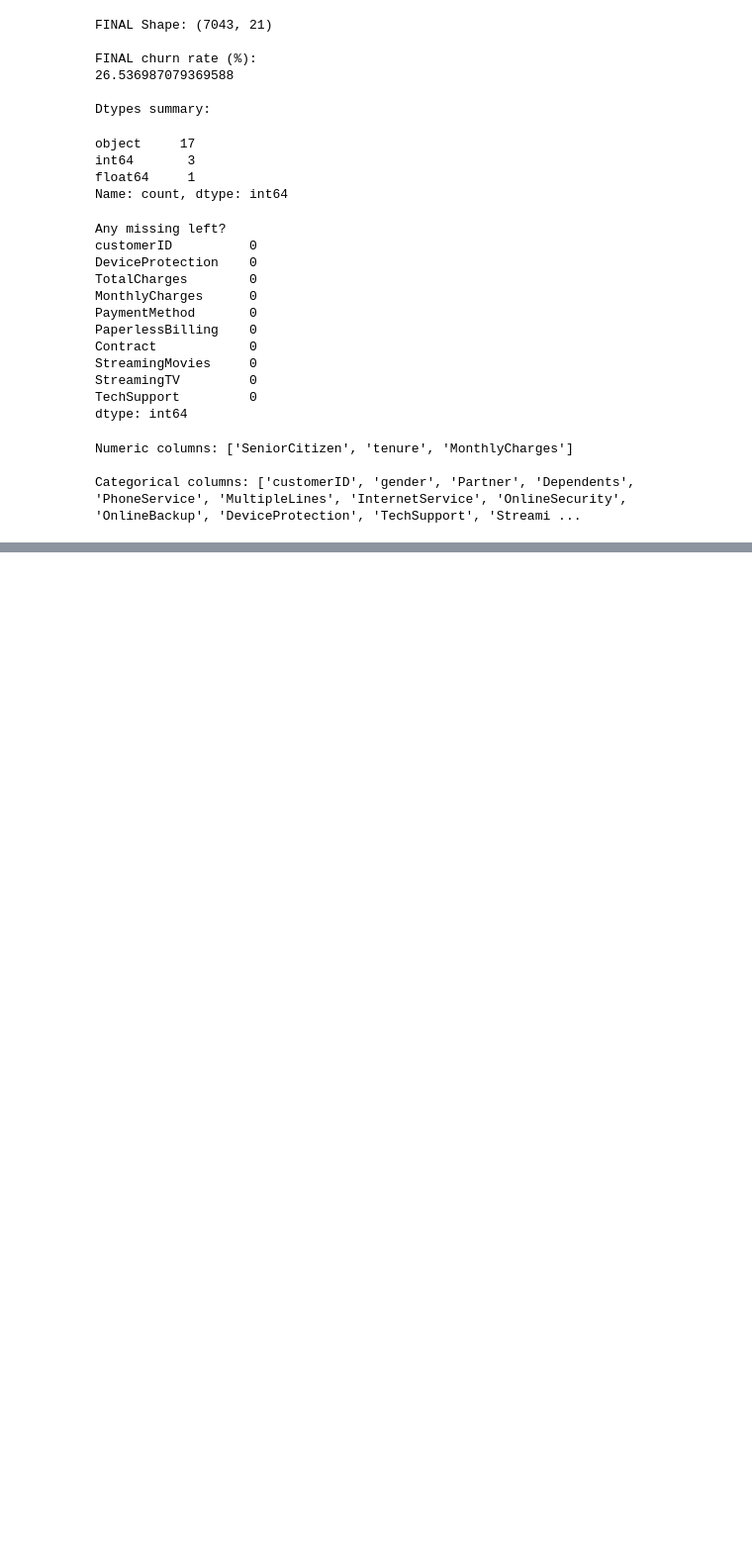
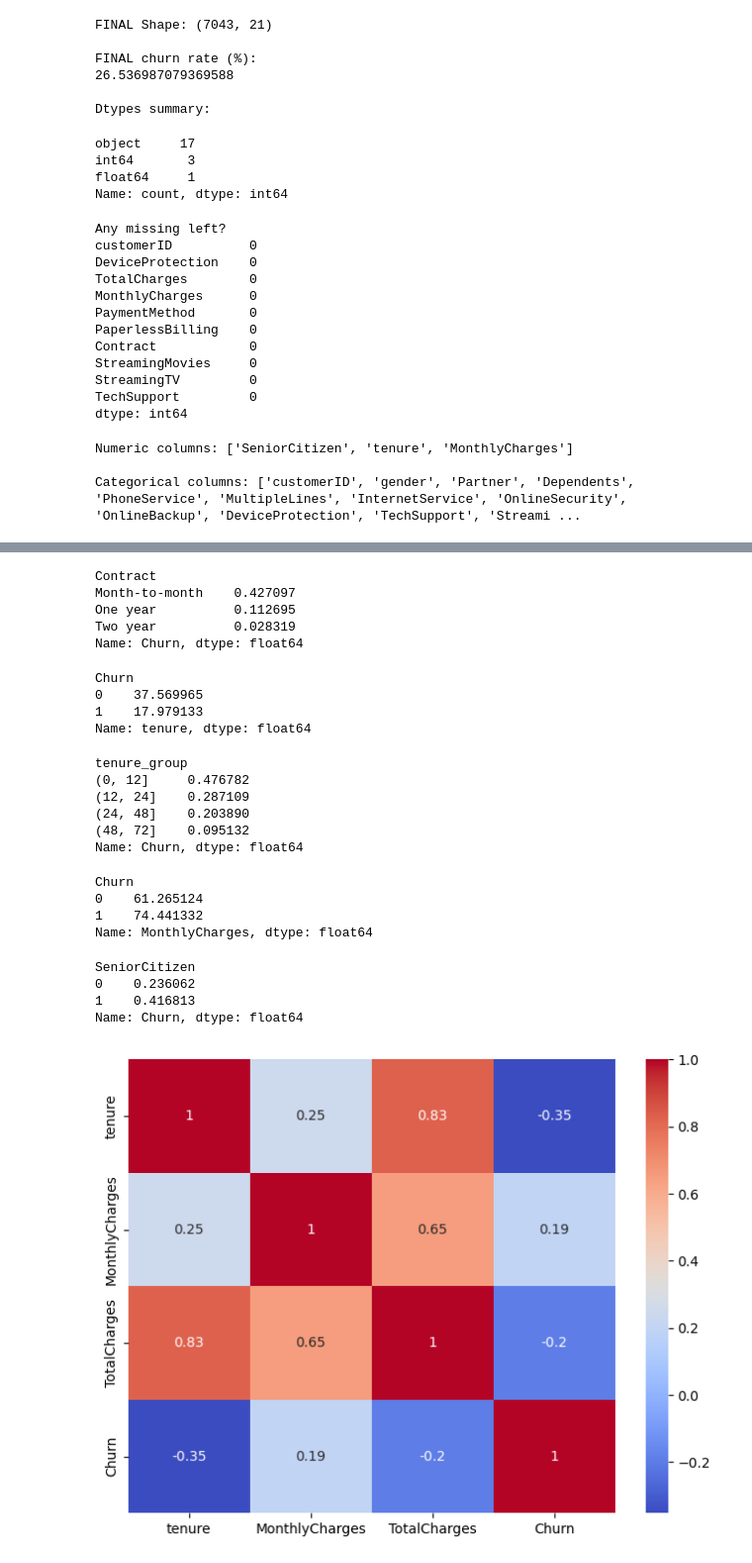
Before and after one commit to PrathamPatel01/Customer-intelligence-system, a Jupyter notebook: notebook.ipynb, the cells around one changed output, grey strips where cells are left out. Shown at 99% size. Saved outputs shown, nothing was run; the diff lists cells and outputs as text; code cells hidden in the pictures; blank space fills up the shorter version.

```diff
--- a/notebook.ipynb
+++ b/notebook.ipynb
@@ -149,0 +152,56 @@ Categorical columns: ['customerID', 'gender', 'Partner', 'Dependents', 'PhoneSer
+# %%
+# Churn rate by Contract
+contract_churn = df.groupby("Contract")["Churn"].mean().sort_values(ascending=False)
+print(contract_churn)
+# %% [output]
+Contract
+Month-to-month    0.427097
+One year          0.112695
+Two year          0.028319
+Name: Churn, dtype: float64
+# %%
+df.groupby("Churn")["tenure"].mean()
+# %% [output]
+Churn
+0    37.569965
+1    17.979133
+Name: tenure, dtype: float64
+# %%
+df["tenure_group"] = pd.cut(df["tenure"], bins=[0,12,24,48,72])
+df.groupby("tenure_group")["Churn"].mean()
+# %% [output]
+tenure_group
+(0, 12]     0.476782
+(12, 24]    0.287109
+(24, 48]    0.203890
+(48, 72]    0.095132
+Name: Churn, dtype: float64
+# %%
+df.groupby("Churn")["MonthlyCharges"].mean()
+# %% [output]
+Churn
+0    61.265124
+1    74.441332
+Name: MonthlyCharges, dtype: float64
+# %%
+df.groupby("SeniorCitizen")["Churn"].mean()
+# %% [output]
+SeniorCitizen
+0    0.236062
+1    0.416813
+Name: Churn, dtype: float64
+# %%
+import seaborn as sns
+import matplotlib.pyplot as plt
+
+# Ensure TotalCharges is numeric
+df["TotalCharges"] = pd.to_numeric(df["TotalCharges"], errors="coerce")
+df["TotalCharges"] = df["TotalCharges"].fillna(0)
+
+corr = df[["tenure","MonthlyCharges","TotalCharges","Churn"]].corr()
+
+plt.figure(figsize=(8,6))
+sns.heatmap(corr, annot=True, cmap="coolwarm")
+plt.show()
+# %% [output]
+[figure, added]
```
Also changed, not shown: parts of 12 cells of this notebook.
